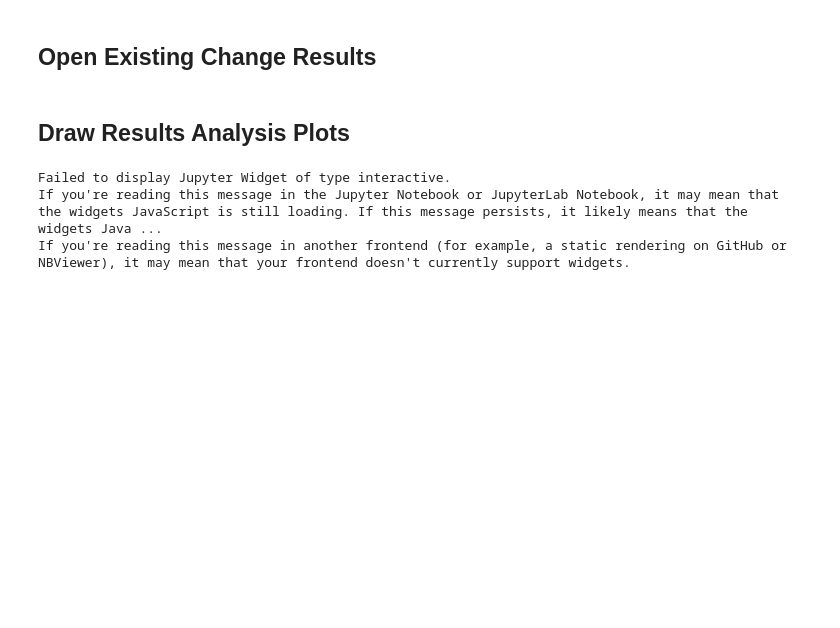
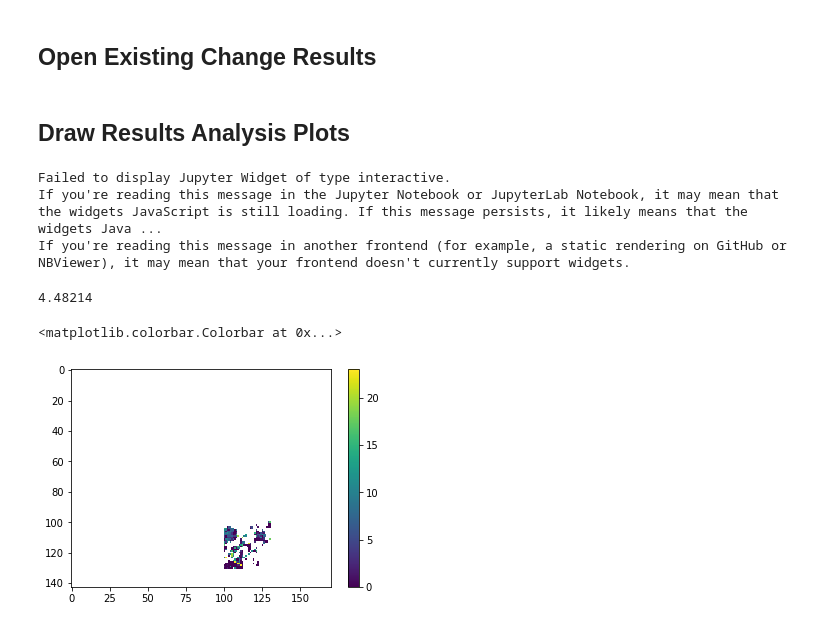
Before and after one commit to mjb-oz/urban_change, a Jupyter notebook: FullAnalysis.ipynb, the cells around one changed output. Drawn from its saved outputs; the diff is of its cells as text; code cells hidden in the pictures; blank space fills up the shorter version.

```diff
--- a/FullAnalysis.ipynb
+++ b/FullAnalysis.ipynb
@@ -1492,14 +987,14 @@ def results(data, left_scene_num, left_alpha, left_change_grid,
 # mikechange[np.isfinite(mikechange)] = 1
 
 
-# study_area = 'mtbarker'
+study_area = 'mtbarker'
 # data = getData(study_area)
-results_save_location = '../' + study_area + '/changeresults_svm_overnight.pkl'
+results_save_location = '../' + study_area + '/changeresults_svc_Vector_allTD.pkl'
 sml_training_res = np.load(results_save_location)
 sml_training_flag = sml_training_res.copy()
 sml_training_flag[np.isfinite(sml_training_flag)] = 1
 
-results_save_location = '../' + study_area + '/changeresults_svc.pkl'
+results_save_location = '../' + study_area + '/changeresults_svc_noVector_allTD.pkl'
 big_training_res = np.load(results_save_location)
 big_training_flag = big_training_res.copy()
 big_training_flag[np.isfinite(big_training_flag)] = 1
@@ -1524,6 +1019,10 @@ If you're reading this message in the Jupyter Notebook or JupyterLab Notebook, i
 If you're reading this message in another frontend (for example, a static rendering on GitHub or NBViewer), it may mean that your frontend doesn't currently support widgets.
 # %%
 % matplotlib inline
-print(np.nanmean(mike_results - change))
-imshow(mike_results - change)
+print(np.nanmean(big_training_res - sml_training_res))
+imshow(big_training_res - sml_training_res)
 plt.colorbar()
+# %% [output]
+4.48214
+<matplotlib.colorbar.Colorbar at 0x...>
+[figure, added]
```
Also changed, not shown: parts of 67 cells of this notebook, 2 other files.
